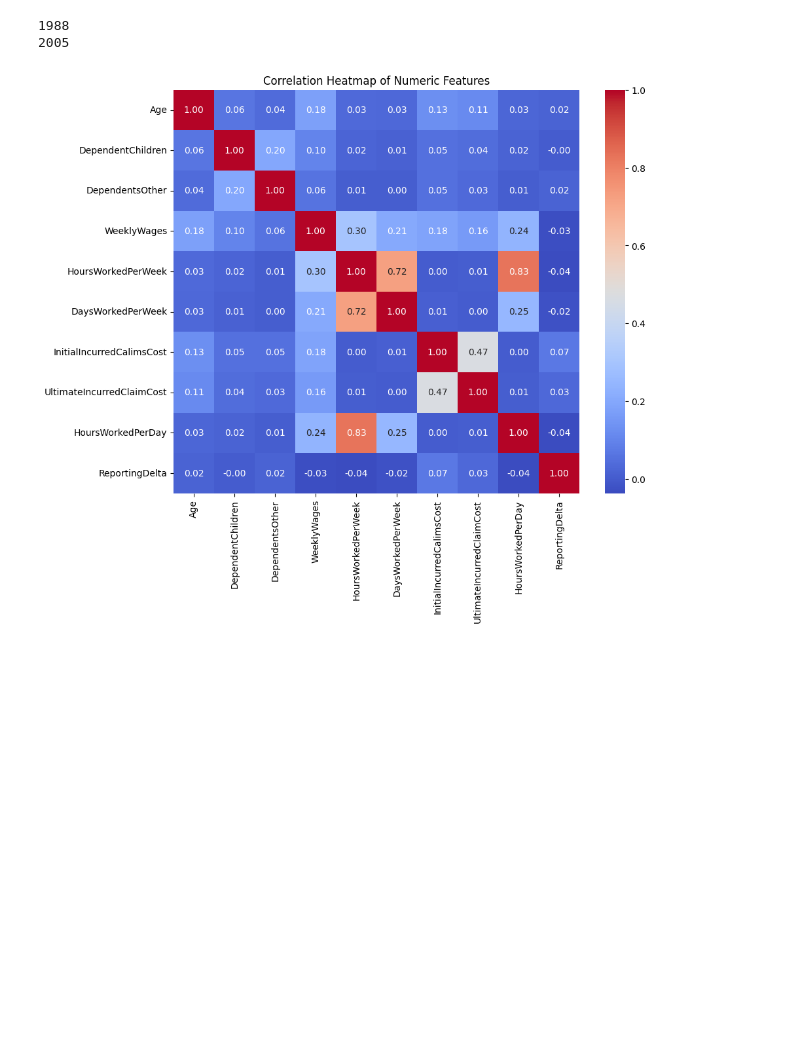
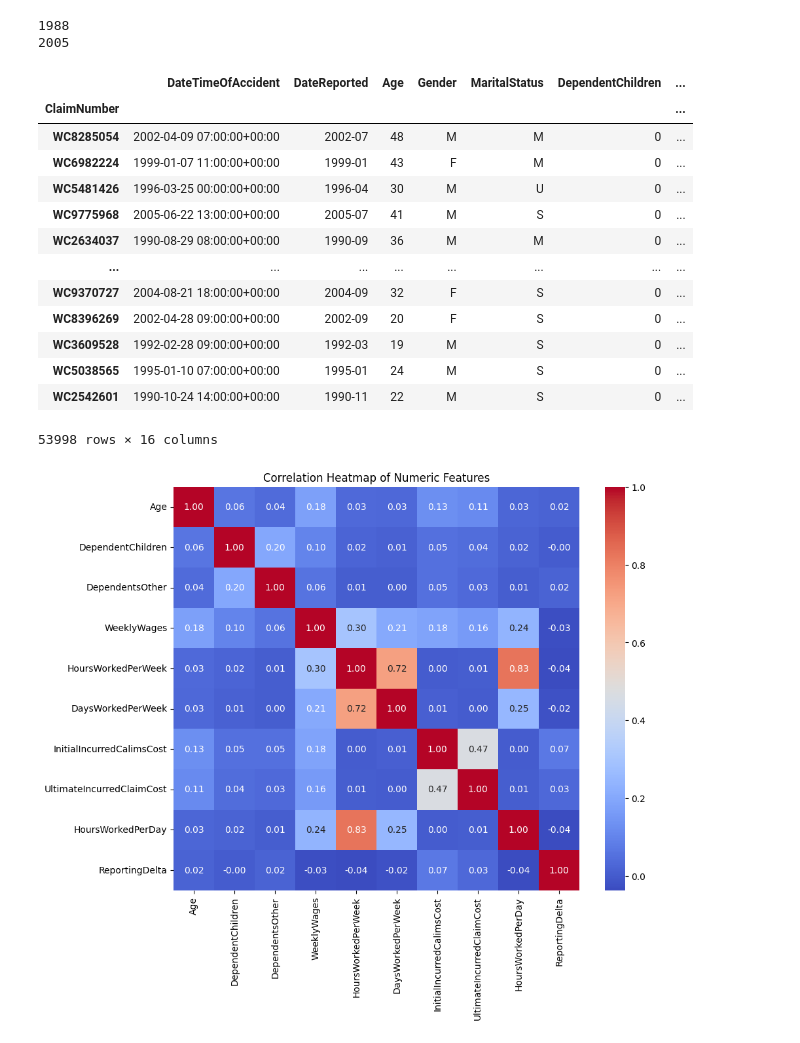
Before and after one commit to brienpike/STA160_Final_Project, a Jupyter notebook: EDA.ipynb, the cells around one changed output. Saved outputs shown, nothing was run; the diff lists cells and outputs as text; code cells hidden in the pictures; blank space fills up the shorter version.

```diff
--- a/EDA.ipynb
+++ b/EDA.ipynb
@@ -272,7 +279,7 @@ The data here ranges from 1988 to 2005. We cannot directly compare and regress o
 print(df['DateTimeOfAccident'].dt.year.min())
 print(df['DateTimeOfAccident'].dt.year.max())
 
-CPI = pd.read_csv(r'C:\Users\brien\OneDrive - University of California, Davis\UC Davis\Spring 2025\STA 160\Final Project\Data\CPI.csv')
+CPI = pd.read_csv('Data/CPI.csv')
 
 # Convert columns to datetime format
 CPI['observation_date'] = pd.to_datetime(CPI['observation_date']).dt.to_period('M')
@@ -290,6 +297,23 @@ df_adj['DateReported'] = pd.to_datetime(df_adj['DateReported']).dt.to_period('M'
 # Adjust existing claim cost columns for inflation
 df_adj['InitialIncurredCalimsCost'] *= current_CPI / df_adj['DateReported'].map(CPI.set_index('observation_date')['CPIAUCSL'])
 df_adj['UltimateIncurredClaimCost'] *= current_CPI / df_adj['DateReported'].map(CPI.set_index('observation_date')['CPIAUCSL'])
+# %%
+df_adj
+# %% [output]
+|  | DateTimeOfAccident | DateReported | Age | Gender | MaritalStatus | DependentChildren | ... |
+| ClaimNumber |  |  |  |  |  |  | ... |
+| WC8285054 | 2002-04-09 07:00:00+00:00 | 2002-07 | 48 | M | M | 0 | ... |
+| WC6982224 | 1999-01-07 11:00:00+00:00 | 1999-01 | 43 | F | M | 0 | ... |
+| WC5481426 | 1996-03-25 00:00:00+00:00 | 1996-04 | 30 | M | U | 0 | ... |
+| WC9775968 | 2005-06-22 13:00:00+00:00 | 2005-07 | 41 | M | S | 0 | ... |
+| WC2634037 | 1990-08-29 08:00:00+00:00 | 1990-09 | 36 | M | M | 0 | ... |
+| ... | ... | ... | ... | ... | ... | ... | ... |
+| WC9370727 | 2004-08-21 18:00:00+00:00 | 2004-09 | 32 | F | S | 0 | ... |
+| WC8396269 | 2002-04-28 09:00:00+00:00 | 2002-09 | 20 | F | S | 0 | ... |
+| WC3609528 | 1992-02-28 09:00:00+00:00 | 1992-03 | 19 | M | S | 0 | ... |
+| WC5038565 | 1995-01-10 07:00:00+00:00 | 1995-01 | 24 | M | S | 0 | ... |
+| WC2542601 | 1990-10-24 14:00:00+00:00 | 1990-11 | 22 | M | S | 0 | ... |
+53998 rows × 16 columns
 # %%
 predictors = df_adj.select_dtypes(include = ['int64', 'float64'])
 corr_matrix = predictors.corr()
```
Also changed, not shown: parts of 6 cells of this notebook, 32 other files.
